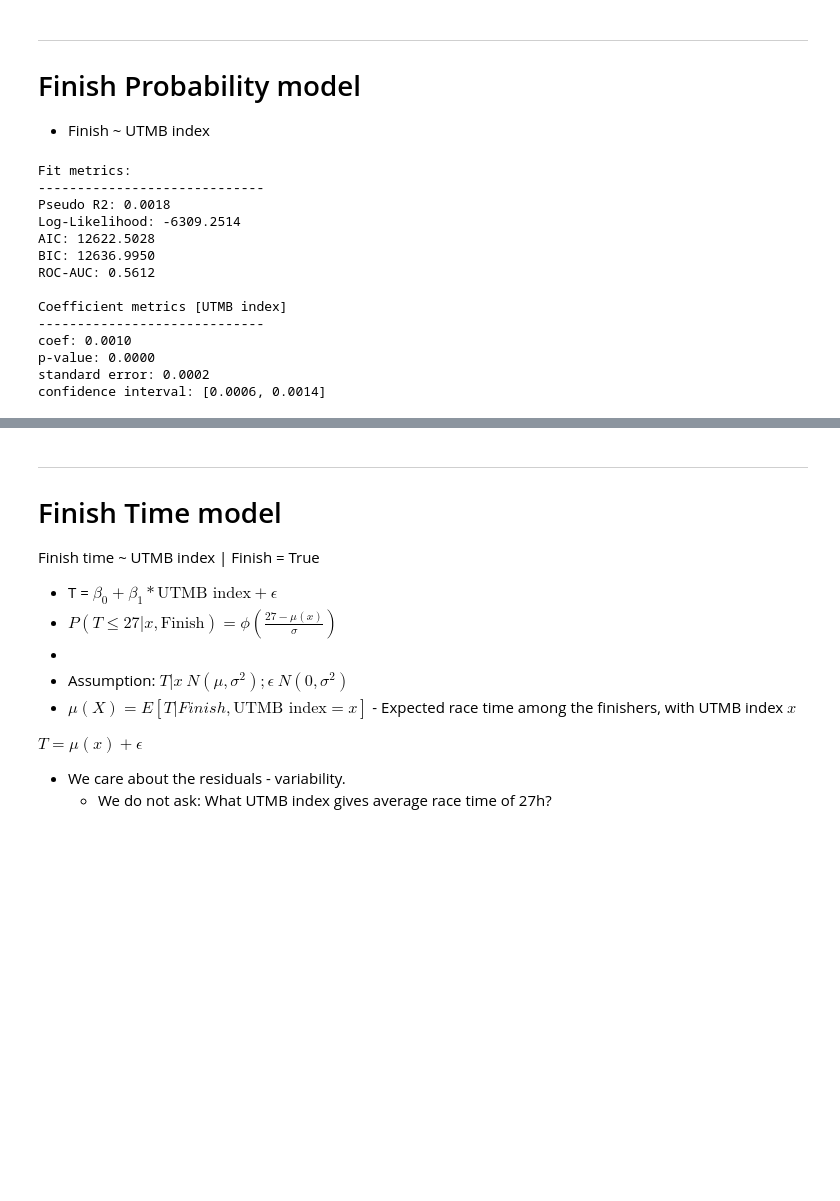
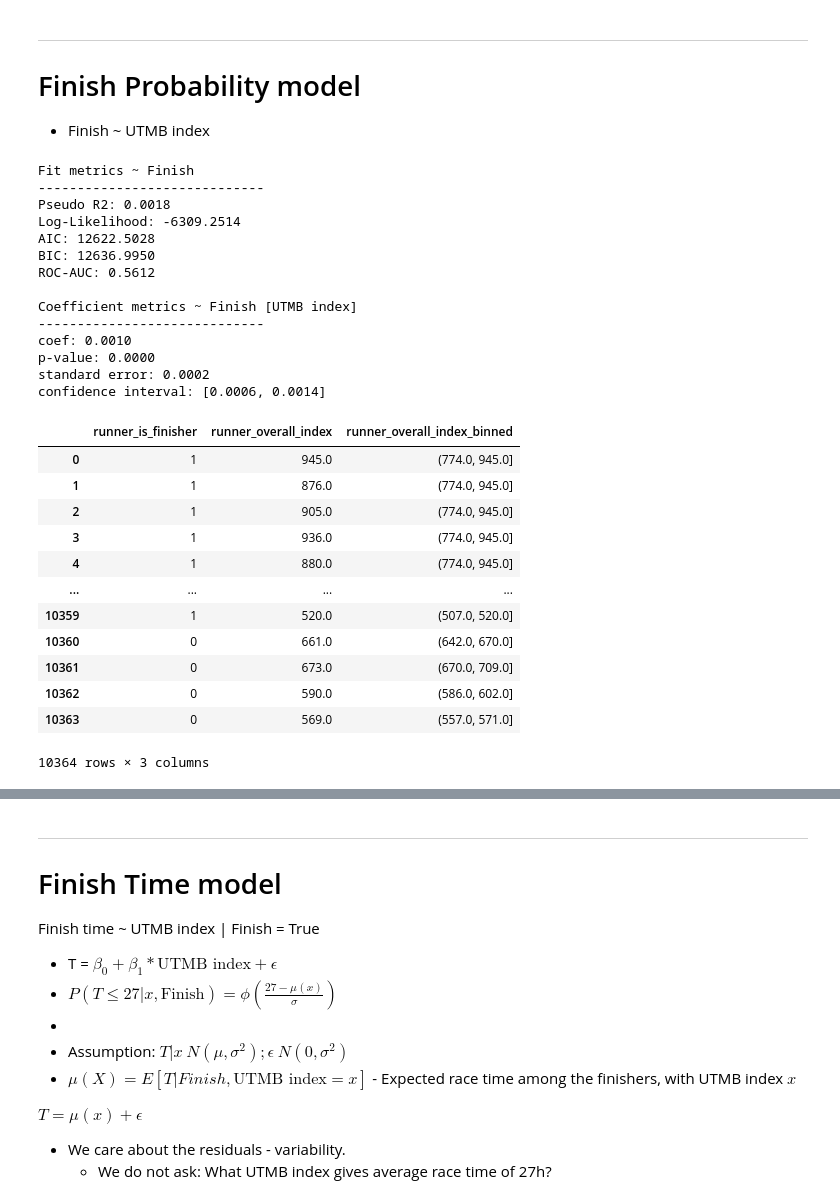
Before and after one commit to 1312Bravo/Path-To-UTMB, a Jupyter notebook: utmb_under_27h/analysis.ipynb, the cells around one changed output, grey strips where cells are left out. Drawn from its saved outputs; the diff is of its cells as text; code cells hidden in the pictures; blank space fills up the shorter version.

```diff
--- a/utmb_under_27h/analysis.ipynb
+++ b/utmb_under_27h/analysis.ipynb
@@ -293,20 +293,20 @@ coef_metrics = {
 }
 # %%
 # About Logistic model
-print("Fit metrics:")
+print("Fit metrics ~ Finish")
 print("-----------------------------")
-for metric, value in fit_metrics.items():
+for metric, value in fit_metrics_logit.items():
     print("{}: {:.4f}".format(metric, value))
 
-print("\nCoefficient metrics [UTMB index]")
+print("\nCoefficient metrics ~ Finish [UTMB index]")
 print("-----------------------------")
-for metric, value in coef_metrics.items():
+for metric, value in coef_metrics_logit.items():
     if metric != "confidence interval":
         print("{}: {:.4f}".format(metric, value))
     if metric == "confidence interval":
-        print(f"{metric}: {coef_metrics[metric]}")
+        print(f"{metric}: {coef_metrics_logit[metric]}")
 # %% [output]
-Fit metrics:
+Fit metrics ~ Finish
 -----------------------------
 Pseudo R2: 0.0018
 Log-Likelihood: -6309.2514
@@ -314,9 +314,25 @@ AIC: 12622.5028
 BIC: 12636.9950
 ROC-AUC: 0.5612
 
-Coefficient metrics [UTMB index]
+Coefficient metrics ~ Finish [UTMB index]
 -----------------------------
 coef: 0.0010
 p-value: 0.0000
 standard error: 0.0002
 confidence interval: [0.0006, 0.0014]
+# %%
+data_model_logit
+# %% [output]
+|  | runner_is_finisher | runner_overall_index | runner_overall_index_binned |
+| 0 | 1 | 945.0 | (774.0, 945.0] |
+| 1 | 1 | 876.0 | (774.0, 945.0] |
+| 2 | 1 | 905.0 | (774.0, 945.0] |
+| 3 | 1 | 936.0 | (774.0, 945.0] |
+| 4 | 1 | 880.0 | (774.0, 945.0] |
+| ... | ... | ... | ... |
+| 10359 | 1 | 520.0 | (507.0, 520.0] |
+| 10360 | 0 | 661.0 | (642.0, 670.0] |
+| 10361 | 0 | 673.0 | (670.0, 709.0] |
+| 10362 | 0 | 590.0 | (586.0, 602.0] |
+| 10363 | 0 | 569.0 | (557.0, 571.0] |
+10364 rows × 3 columns
```
Also changed, not shown: parts of 6 cells of this notebook.
